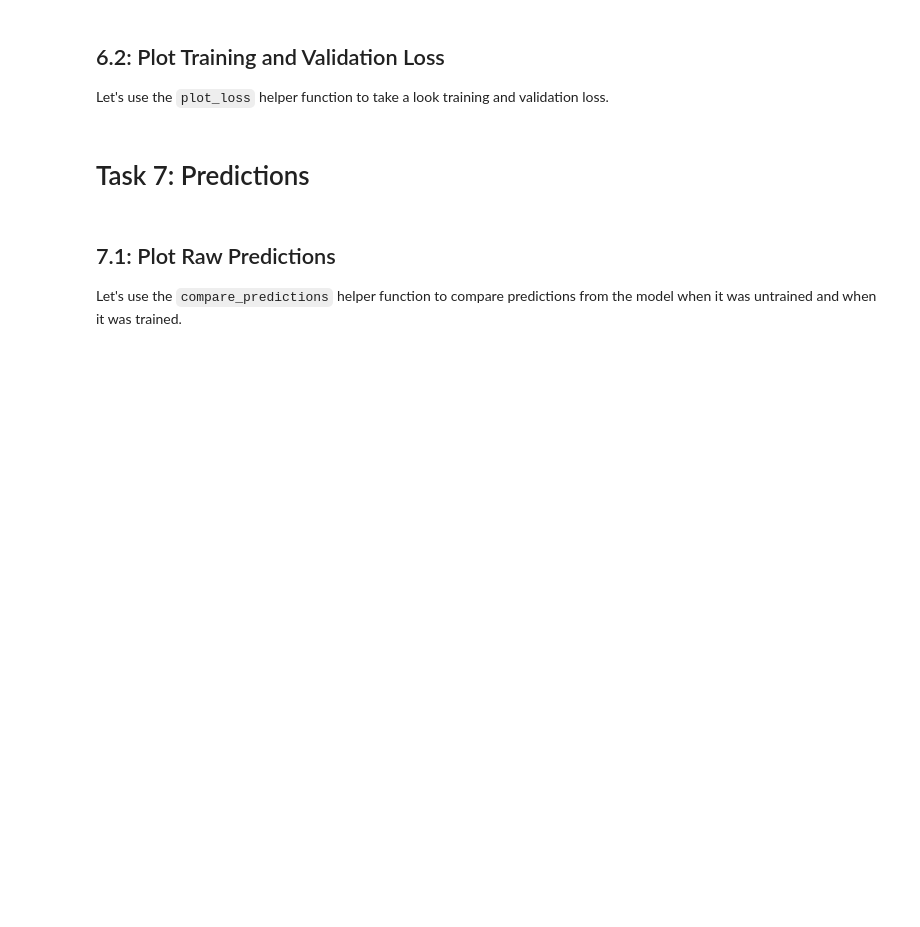
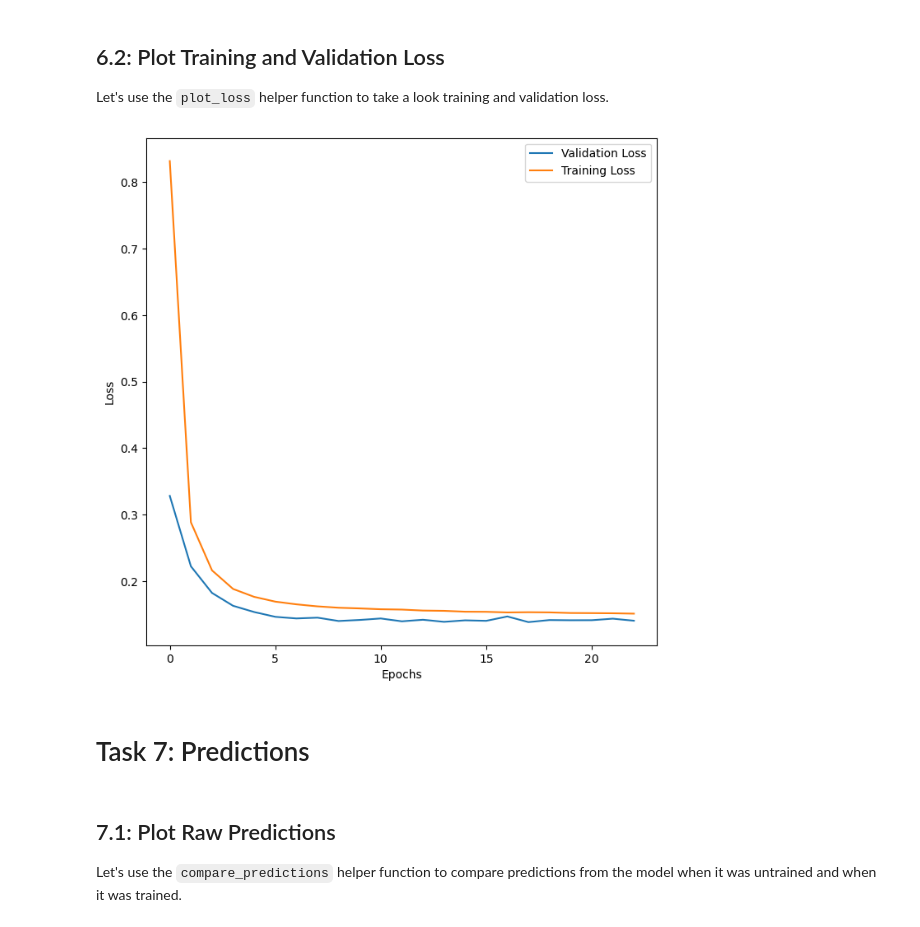
Before and after one commit to k-alaya9/predicting_house_model, a Jupyter notebook: Predicting House Prices with Regression.ipynb, the cells around one changed output. Drawn from its saved outputs; the diff is of its cells as text; code cells hidden in the pictures; blank space fills up the shorter version.

Commit message:
complite the model training

```diff
--- a/Predicting House Prices with Regression.ipynb
+++ b/Predicting House Prices with Regression.ipynb
@@ -155,12 +155,12 @@ from tensorflow.keras.layers import Dense, Dropout
 from tensorflow.keras.callbacks import EarlyStopping, LambdaCallback
 def get_model():
     model=Sequential([
-        Dense(10,input_dim=(6,),activation='relu'),
+        Dense(10,input_shape=(6,),activation='relu'),
         Dense(20,activation='relu'),
         Dense(5,activation='relu'),
         Dense(1),
     ])
-    model.complie(loss='mse',optimizer='adam')
+    model.compile(loss='mse',optimizer='adam')
     return model
 
 get_model().summary()
@@ -172,3 +188,14 @@ TypeError: Dimension value must be integer or None or have an __index__ method,
 ## 6.1: Model Training
 
 We can use an `EarlyStopping` callback from Keras to stop the model training if the validation loss stops decreasing for a few epochs.
+# %%
+es_cb=EarlyStopping(monitor='val_loss',patience=5)
+
+model=get_model()
+predict_on_untrained=model.predict(x_test)
+history=model.fit(
+    x_train,y_train,
+    epochs=100,
+    validation_data=(x_test,y_test),
+    callbacks=[es_cb]
+)
@@ -176,6 +221,10 @@ We can use an `EarlyStopping` callback from Keras to stop the model training if
 ## 6.2: Plot Training and Validation Loss
 
 Let's use the `plot_loss` helper function to take a look training and validation loss.
+# %%
+plot_loss(history)
+# %% [output]
+[figure, added]
 # %% [markdown]
 # Task 7: Predictions
 # %% [markdown]
```
Also changed, not shown: parts of 6 cells of this notebook.
